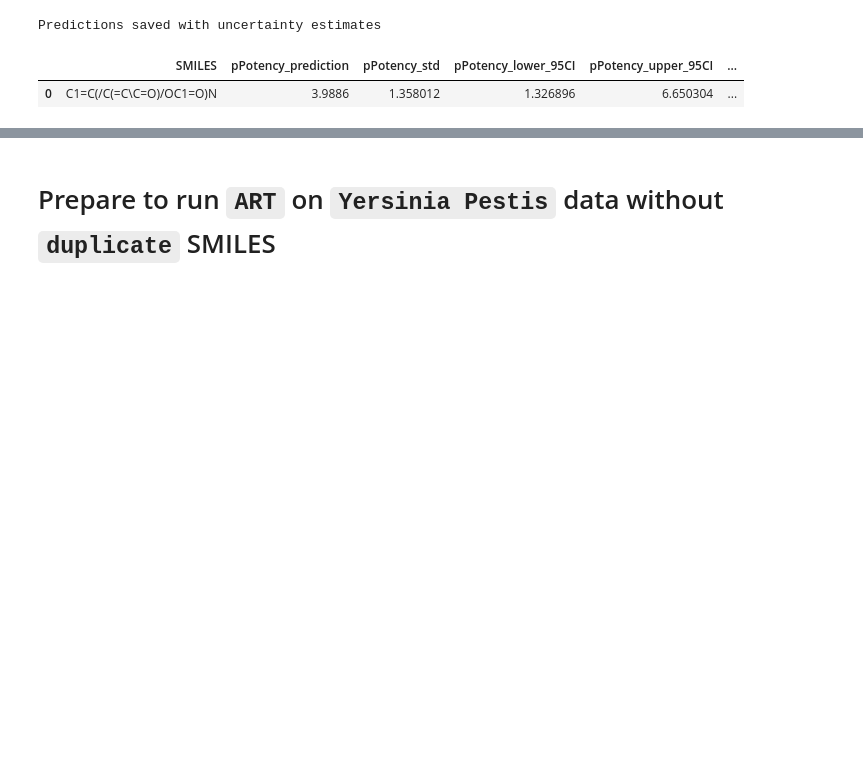
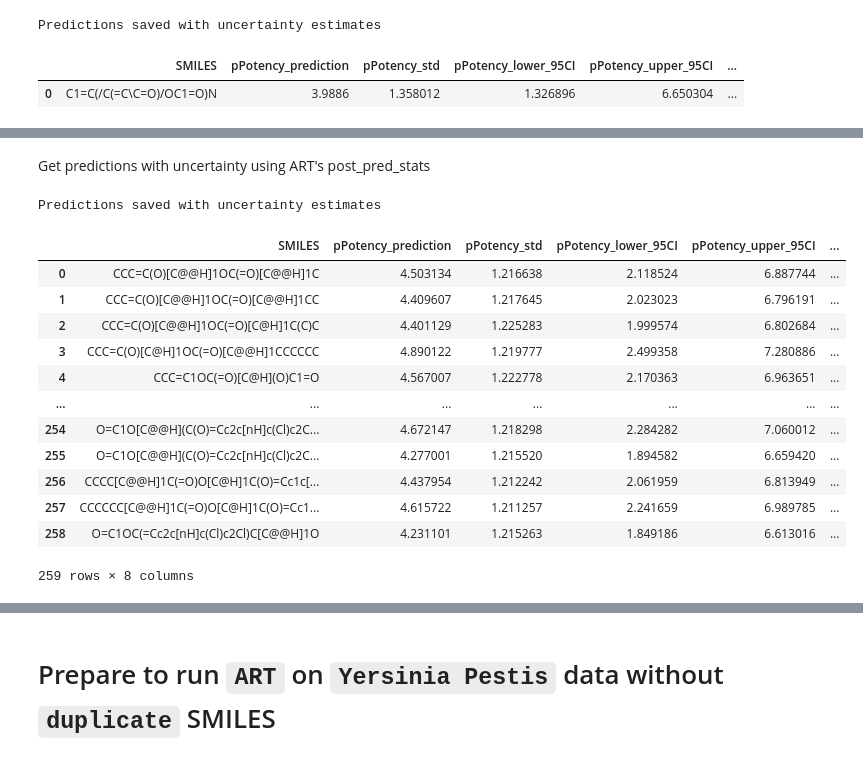
Before and after one commit to soumyadeepghosh35/DTRA_ART, a Jupyter notebook: DTRA_project_notebooks/Step5_ART_YersiniaPestis.ipynb, the cells around one changed output, grey strips where cells are left out. Cells and saved outputs as stored; diff of their text form; code cells hidden in the pictures; blank space fills up the shorter version.

```diff
--- a/DTRA_project_notebooks/Step5_ART_YersiniaPestis.ipynb
+++ b/DTRA_project_notebooks/Step5_ART_YersiniaPestis.ipynb
@@ -511,0 +550,3 @@ Predictions saved with uncertainty estimates
+# %%
+macaw_columns = [col for col in YersiniaPestis_RetrotideDatasets_wMACAW.columns if col.startswith('MACAW_')]
+smi_lib_RetrotideDatasets_wMACAW = YersiniaPestis_RetrotideDatasets_wMACAW[macaw_columns].values
@@ -511,0 +574,46 @@ Predictions saved with uncertainty estimates
+# %% [markdown]
+Get predictions with uncertainty using ART's post_pred_stats
+# %%
+# Pass X1_lib (features)
+mean, std = art.post_pred_stats(smi_lib_RetrotideDatasets_wMACAW)
+
+# Now use these for your results
+RetrotideAntiBioticData_predicted = YersiniaPestis_RetrotideDatasets_wMACAW[['SMILES']].copy()
+RetrotideAntiBioticData_predicted['pPotency_prediction'] = mean
+RetrotideAntiBioticData_predicted['pPotency_std'] = std
+
+# Calculate 95% Confidence Intervals
+RetrotideAntiBioticData_predicted['pPotency_lower_95CI'] = mean - 1.96 * std
+RetrotideAntiBioticData_predicted['pPotency_upper_95CI'] = mean + 1.96 * std
+
+# Convert to IC50
+RetrotideAntiBioticData_predicted['IC50(M)_prediction'] = 10 ** (-mean)
+RetrotideAntiBioticData_predicted['IC50(M)_lower_95CI'] = 10 ** (-RetrotideAntiBioticData_predicted['pPotency_upper_95CI'])
+RetrotideAntiBioticData_predicted['IC50(M)_upper_95CI'] = 10 ** (-RetrotideAntiBioticData_predicted['pPotency_lower_95CI'])
+
+# Select and save results
+RetrotideAntiBioticData_predicted = RetrotideAntiBioticData_predicted.filter(
+    items=["SMILES", "pPotency_prediction", "pPotency_std",
+           "pPotency_lower_95CI", "pPotency_upper_95CI",
+           "IC50(M)_prediction", "IC50(M)_lower_95CI", "IC50(M)_upper_95CI"]
+)
+
+RetrotideAntiBioticData_predicted.to_csv(os.path.join(saveDir + "YersiniaPestis_wART_RetrotideDataset_predicted_all.csv"), index=False)
+RetrotideAntiBioticData_predicted[['SMILES']].to_csv(os.path.join(saveDir + "YersiniaPestis_wART_RetrotideDataset_predicted_all_SMILES.csv"), index=False)
+print(f"Predictions saved with uncertainty estimates")
+RetrotideAntiBioticData_predicted
+# %% [output]
+Predictions saved with uncertainty estimates
+|  | SMILES | pPotency_prediction | pPotency_std | pPotency_lower_95CI | pPotency_upper_95CI | ... |
+| 0 | CCC=C(O)[C@@H]1OC(=O)[C@@H]1C | 4.503134 | 1.216638 | 2.118524 | 6.887744 | ... |
+| 1 | CCC=C(O)[C@@H]1OC(=O)[C@@H]1CC | 4.409607 | 1.217645 | 2.023023 | 6.796191 | ... |
+| 2 | CCC=C(O)[C@@H]1OC(=O)[C@H]1C(C)C | 4.401129 | 1.225283 | 1.999574 | 6.802684 | ... |
+| 3 | CCC=C(O)[C@H]1OC(=O)[C@@H]1CCCCCC | 4.890122 | 1.219777 | 2.499358 | 7.280886 | ... |
+| 4 | CCC=C1OC(=O)[C@H](O)C1=O | 4.567007 | 1.222778 | 2.170363 | 6.963651 | ... |
+| ... | ... | ... | ... | ... | ... | ... |
+| 254 | O=C1O[C@@H](C(O)=Cc2c[nH]c(Cl)c2C... | 4.672147 | 1.218298 | 2.284282 | 7.060012 | ... |
+| 255 | O=C1O[C@@H](C(O)=Cc2c[nH]c(Cl)c2C... | 4.277001 | 1.215520 | 1.894582 | 6.659420 | ... |
+| 256 | CCCC[C@@H]1C(=O)O[C@H]1C(O)=Cc1c[... | 4.437954 | 1.212242 | 2.061959 | 6.813949 | ... |
+| 257 | CCCCCC[C@@H]1C(=O)O[C@H]1C(O)=Cc1... | 4.615722 | 1.211257 | 2.241659 | 6.989785 | ... |
+| 258 | O=C1OC(=Cc2c[nH]c(Cl)c2Cl)C[C@@H]1O | 4.231101 | 1.215263 | 1.849186 | 6.613016 | ... |
+259 rows × 8 columns
```
Also changed, not shown: parts of 10 cells of this notebook.
